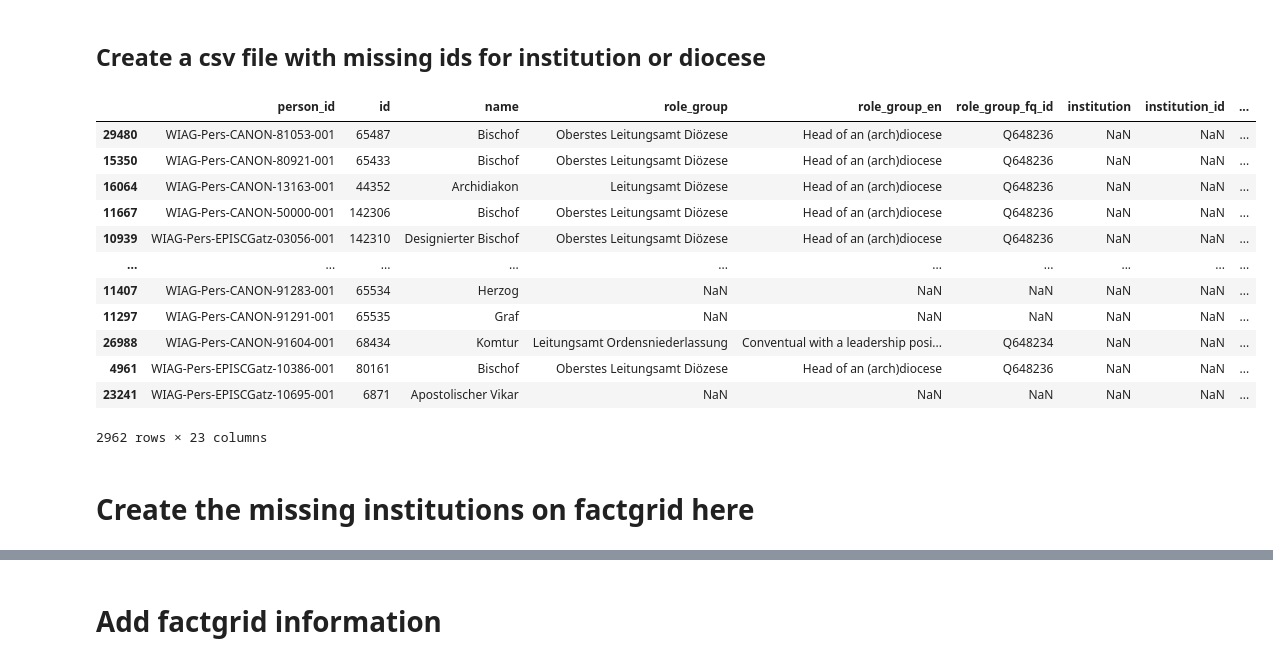
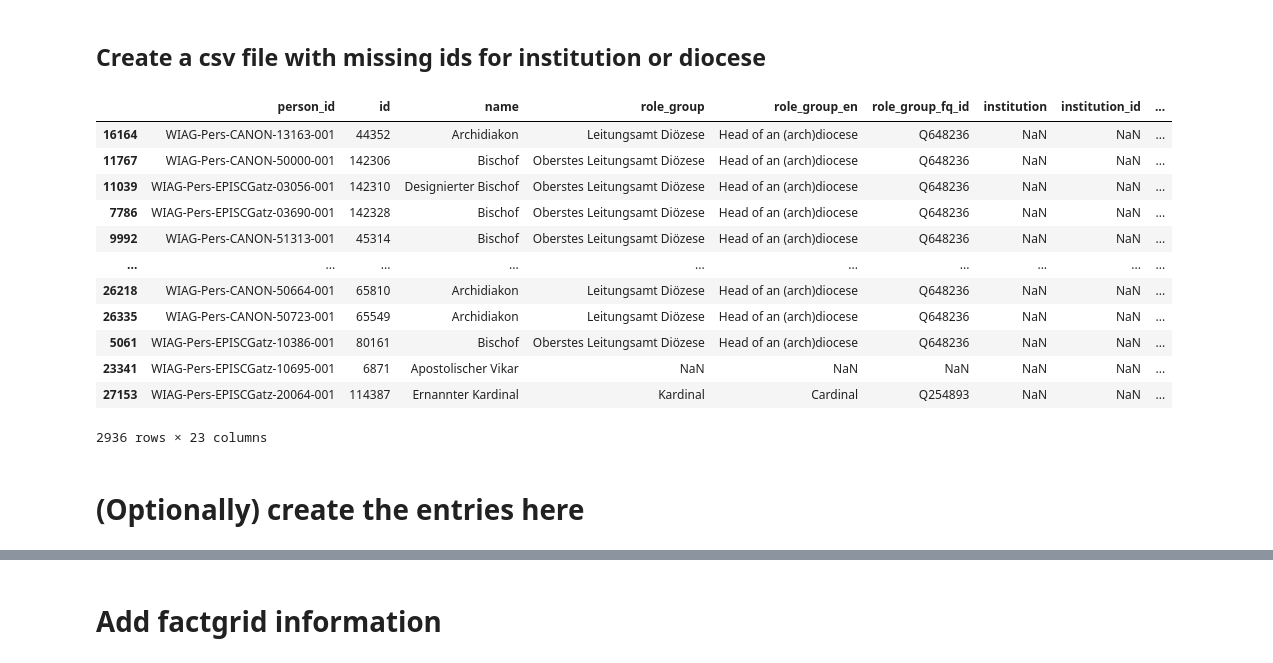
Before and after one commit to WIAG-ADW-GOE/WIAGweb2, a Jupyter notebook: notebooks/wiag_to_factgrid.ipynb, the cells around one changed output, grey strips where cells are left out. Cells and saved outputs as stored; diff of their text form; code cells hidden in the pictures.

```diff
--- a/notebooks/wiag_to_factgrid.ipynb
+++ b/notebooks/wiag_to_factgrid.ipynb
@@ -14,8 +14,8 @@ from datetime import datetime, timedelta
 import math
 import traceback
 # %%
-input_path = "C:\\Users\\khan32\\Documents\\factgrid_py"
-# input_path = "."
+# input_path = "C:\\Users\\khan32\\Documents\\factgrid_py"
+input_path = "."
 # %%
 output_path = input_path
 # %%
@@ -43,7 +43,7 @@ len(wiag_roles_df)
 ### Download data from wiag
 https://wiag-vokabulare.uni-goettingen.de/query/can
 # %%
-input_file = f"WIAG-Domherren-DB-Ämter_2024-05-22.csv"
+input_file = f"WIAG-Domherren-DB-Ämter_2024-05-28.csv"
 input_path_file = os.path.join(input_path, input_file)
 role_all_df = pd.read_csv(input_path_file, sep=';')
 len(role_all_df)
@@ -214,3 +209,0 @@ duplicate_fg_entries.head()
-# %%
-assert duplicate_fg_entries.empty, f"There are possible duplicates on factgrid\n.{duplicate_fg_entries}"
-factgrid_institution_df = factgrid_institution_df[~factgrid_institution_df['fg_gsn_id'].isin(duplicate_fg_entries['fg_gsn_id'].to_list())]
@@ -379,28 +363,28 @@ missing_institution_diocese_on_factgrid_df = dioc_joined_df[dioc_joined_df['fg_d
 ## Create a csv file with missing ids for institution or diocese
 # %%
 # null_entries = missing_institution_diocese_on_factgrid_df[missing_institution_diocese_on_factgrid_df['institution_id'].isnull()][missing_institution_diocese_on_factgrid_df['diocese_id'].isnull()]
-null_entries = missing_institution_diocese_on_factgrid_df[missing_institution_diocese_on_factgrid_df['role_group'] != 'Kardinal'].sort_values('person_id')
+null_entries = missing_institution_diocese_on_factgrid_df[missing_institution_diocese_on_factgrid_df['name'] != 'Kardinal'].sort_values('person_id')
 null_entries = null_entries[null_entries['role_group'] != 'Kurienamt']
 null_entries = null_entries[null_entries['role_group'] != 'Papst']
 null_entries = null_entries.sort_values(['diocese', 'institution'])
 
-# remove pr entries. why? TODO: ask barbara for confirmation
-# null_entries = null_entries[null_entries.person_id.str.contains('[0-7][0-9]{4}-[0-9]{3}$', regex=True)]
-null_entries[null_entries.columns[:-7]].to_csv(f'missing_amter-{today_string}.csv', sep=';')
+# 4312 to 7979 should be removed
+null_entries = null_entries[null_entries.person_id.str.contains('[0-7][0-9]{4}-[0-9]{3}$', regex=True)]
+null_entries.to_csv(f'missing_amter-{today_string}_Bamberg.csv', sep=';')
 null_entries
 # %% [output]
 |  | person_id | id | name | role_group | role_group_en | role_group_fq_id | institution | institution_id | ... |
-| 29480 | WIAG-Pers-CANON-81053-001 | 65487 | Bischof | Oberstes Leitungsamt Diözese | Head of an (arch)diocese | Q648236 | NaN | NaN | ... |
-| 15350 | WIAG-Pers-CANON-80921-001 | 65433 | Bischof | Oberstes Leitungsamt Diözese | Head of an (arch)diocese | Q648236 | NaN | NaN | ... |
-| 16064 | WIAG-Pers-CANON-13163-001 | 44352 | Archidiakon | Leitungsamt Diözese | Head of an (arch)diocese | Q648236 | NaN | NaN | ... |
-| 11667 | WIAG-Pers-CANON-50000-001 | 142306 | Bischof | Oberstes Leitungsamt Diözese | Head of an (arch)diocese | Q648236 | NaN | NaN | ... |
-| 10939 | WIAG-Pers-EPISCGatz-03056-001 | 142310 | Designierter Bischof | Oberstes Leitungsamt Diözese | Head of an (arch)diocese | Q648236 | NaN | NaN | ... |
+| 16164 | WIAG-Pers-CANON-13163-001 | 44352 | Archidiakon | Leitungsamt Diözese | Head of an (arch)diocese | Q648236 | NaN | NaN | ... |
+| 11767 | WIAG-Pers-CANON-50000-001 | 142306 | Bischof | Oberstes Leitungsamt Diözese | Head of an (arch)diocese | Q648236 | NaN | NaN | ... |
+| 11039 | WIAG-Pers-EPISCGatz-03056-001 | 142310 | Designierter Bischof | Oberstes Leitungsamt Diözese | Head of an (arch)diocese | Q648236 | NaN | NaN | ... |
+| 7786 | WIAG-Pers-EPISCGatz-03690-001 | 142328 | Bischof | Oberstes Leitungsamt Diözese | Head of an (arch)diocese | Q648236 | NaN | NaN | ... |
+| 9992 | WIAG-Pers-CANON-51313-001 | 45314 | Bischof | Oberstes Leitungsamt Diözese | Head of an (arch)diocese | Q648236 | NaN | NaN | ... |
 | ... | ... | ... | ... | ... | ... | ... | ... | ... | ... |
-| 11407 | WIAG-Pers-CANON-91283-001 | 65534 | Herzog | NaN | NaN | NaN | NaN | NaN | ... |
-| 11297 | WIAG-Pers-CANON-91291-001 | 65535 | Graf | NaN | NaN | NaN | NaN | NaN | ... |
-| 26988 | WIAG-Pers-CANON-91604-001 | 68434 | Komtur | Leitungsamt Ordensniederlassung | Conventual with a leadership posi... | Q648234 | NaN | NaN | ... |
-| 4961 | WIAG-Pers-EPISCGatz-10386-001 | 80161 | Bischof | Oberstes Leitungsamt Diözese | Head of an (arch)diocese | Q648236 | NaN | NaN | ... |
-| 23241 | WIAG-Pers-EPISCGatz-10695-001 | 6871 | Apostolischer Vikar | NaN | NaN | NaN | NaN | NaN | ... |
+| 26218 | WIAG-Pers-CANON-50664-001 | 65810 | Archidiakon | Leitungsamt Diözese | Head of an (arch)diocese | Q648236 | NaN | NaN | ... |
+| 26335 | WIAG-Pers-CANON-50723-001 | 65549 | Archidiakon | Leitungsamt Diözese | Head of an (arch)diocese | Q648236 | NaN | NaN | ... |
+| 5061 | WIAG-Pers-EPISCGatz-10386-001 | 80161 | Bischof | Oberstes Leitungsamt Diözese | Head of an (arch)diocese | Q648236 | NaN | NaN | ... |
+| 23341 | WIAG-Pers-EPISCGatz-10695-001 | 6871 | Apostolischer Vikar | NaN | NaN | NaN | NaN | NaN | ... |
+| 27153 | WIAG-Pers-EPISCGatz-20064-001 | 114387 | Ernannter Kardinal | Kardinal | Cardinal | Q254893 | NaN | NaN | ... |
-2962 rows × 23 columns
+2936 rows × 23 columns
 # %% [markdown]
-# Create the missing institutions on factgrid here
+# (Optionally) create the entries here
```
Also changed, not shown: parts of 41 cells of this notebook.
